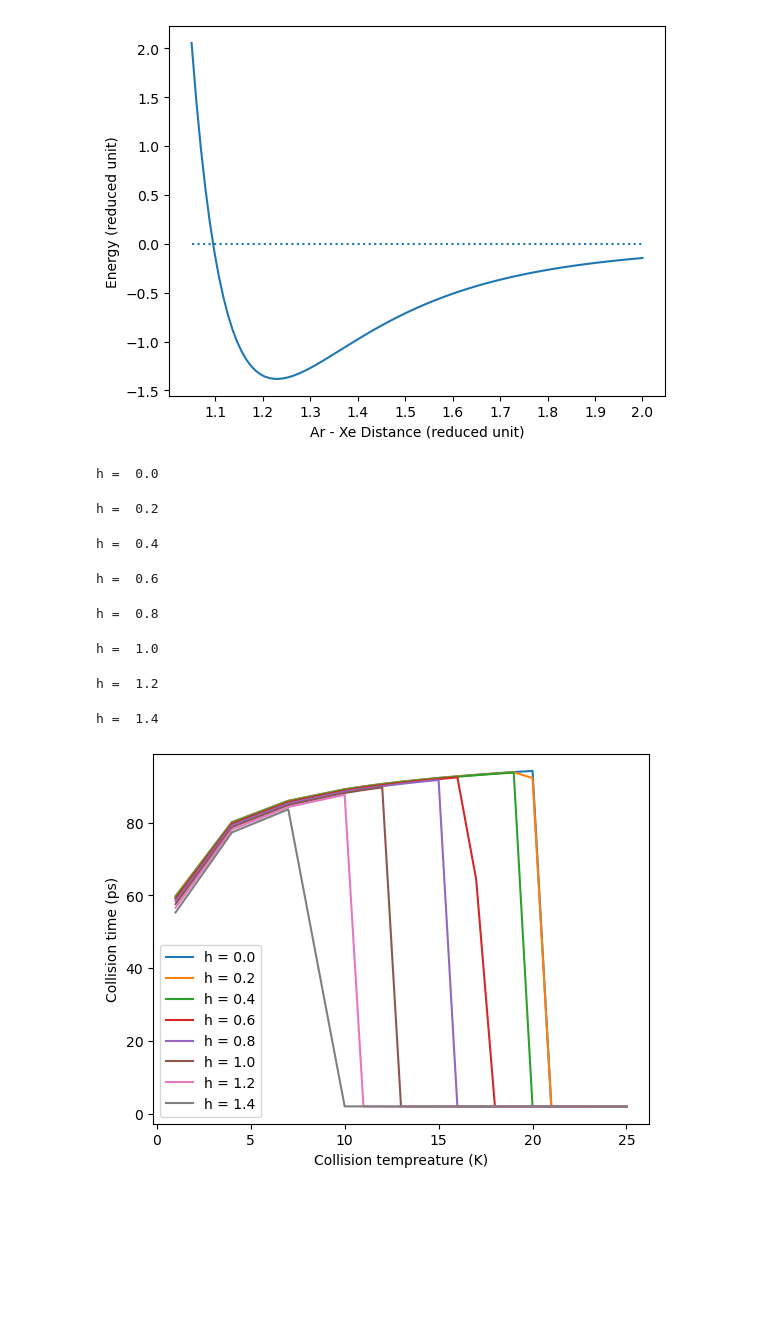
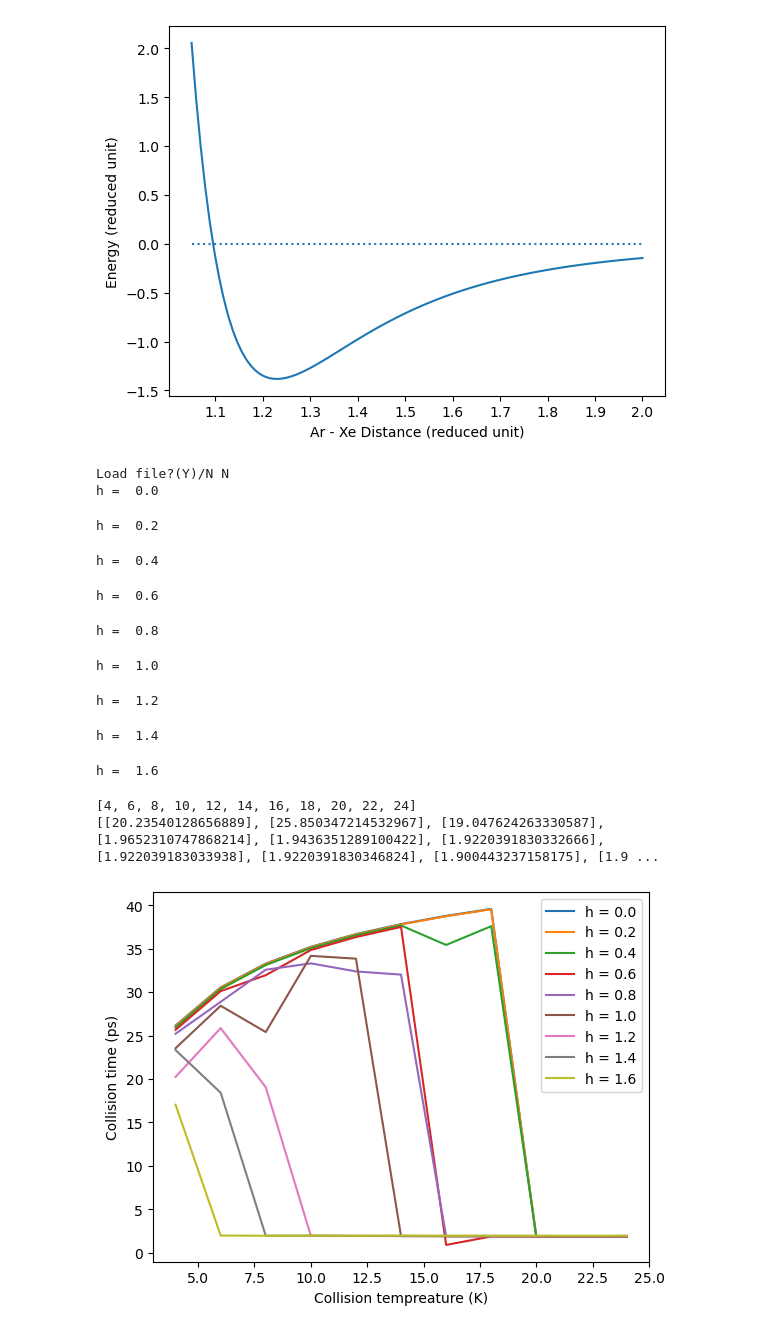
Before and after one commit to RibeiroGroup/Molecular-Dynamics-for-CIS, a Jupyter notebook: src/analyze_single.ipynb, the cells around one changed output. Cells and saved outputs as stored; diff of their text form; code cells hidden in the pictures; blank space fills up the shorter version.

```diff
--- a/src/analyze_single.ipynb
+++ b/src/analyze_single.ipynb
@@ -226,11 +226,13 @@ fig.savefig('figure/manuscript/free_spectrum_singleT.jpeg',dpi = 600, bbox_inche
 # %%
 result_dict2 = {}
 
-prompt = input('Load file?')
-if not prompt:
+prompt = input('Load file?(Y)/N')
+if prompt != 'N':
+    raise Exception
 
-iplist = [0.0, 0.2, 0.4, 0.6, 0.8, 1.0, 1.2, 1.4]
-Tlist = list(range(1, 10 , 3)) + list(np.arange(10, 21, 1)) + list(range(21, 40, 2))
+
+iplist = [0.0, 0.2, 0.4, 0.6, 0.8, 1.0, 1.2, 1.4, 1.6]
+Tlist = list(range(4, 25 , 2))
 
 for h in iplist:
     print('h = ', h)
@@ -243,12 +245,13 @@ for h in iplist:
             mode = list(range(1,100)), coup_str = 10 * Lxy, Lz = Lz, field = 'cavity')
 
         t, rd = single_collision_simulation(
-            0, h = 1e-2, atoms = atoms, field = field,
-            max_steps = 5000, verbose = False)
+            0, h = 1e-3, atoms = atoms, field = field, potential_threshold = 1e-4,
+            max_steps = 25000, verbose = False, record_every = 10)
 
         foo.update({T : rd})
     result_dict2.update({h:foo})
 # %% [output]
+Load file?(Y)/N N
 h =  0.0
 h =  0.2
 h =  0.4
@@ -257,27 +260,34 @@ h =  0.8
 h =  1.0
 h =  1.2
 h =  1.4
+h =  1.6
 # %%
 with open('pickle_jar/single_collision/Sep13.pkl','wb') as handle:
     pickle.dump(result_dict2, handle)
 # %%
 fig,ax = plt.subplots()
 for i, (h, foo) in enumerate(result_dict2.items()):
     collide_tlist = []
     Tlist = []
     for j, (T, rd) in enumerate(foo.items()):
         if T > 25: continue
         collide_tlist.append(atm.get_colliding_time(rd['atoms'], 0))
         Tlist.append(T)
 
+    if np.isclose(h, 1.2):
+        print(Tlist)
+        print(collide_tlist)
+
     ax.plot(Tlist, collide_tlist, label = 'h = {:.1f}'.format(h))
 
 ax.legend()
 ax.set_xlabel('Collision tempreature (K)')
 ax.set_ylabel('Collision time (ps)')
 fig.savefig('figure/single_collision_time.jpeg',dpi = 600, bbox_inches = 'tight')
 # %% [output]
+[4, 6, 8, 10, 12, 14, 16, 18, 20, 22, 24]
+[[20.23540128656889], [25.850347214532967], [19.047624263330587], [1.9652310747868214], [1.9436351289100422], [1.9220391830332666], [1.922039183033938], [1.9220391830346824], [1.900443237158175], [1.9 ...
-[figure, old version]
+[figure, new version]
 # %%
 ##################################
 #"""
```
Also changed, not shown: 3 other files.
